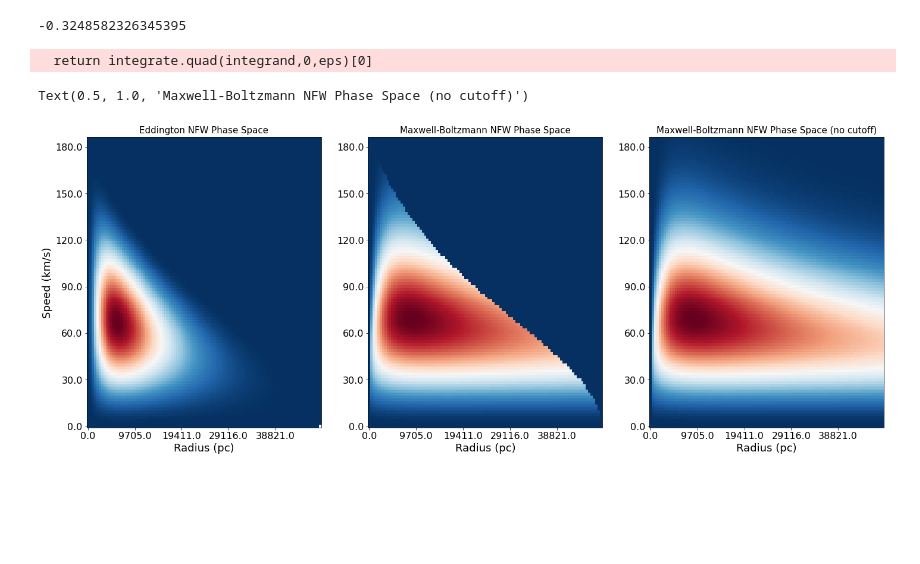
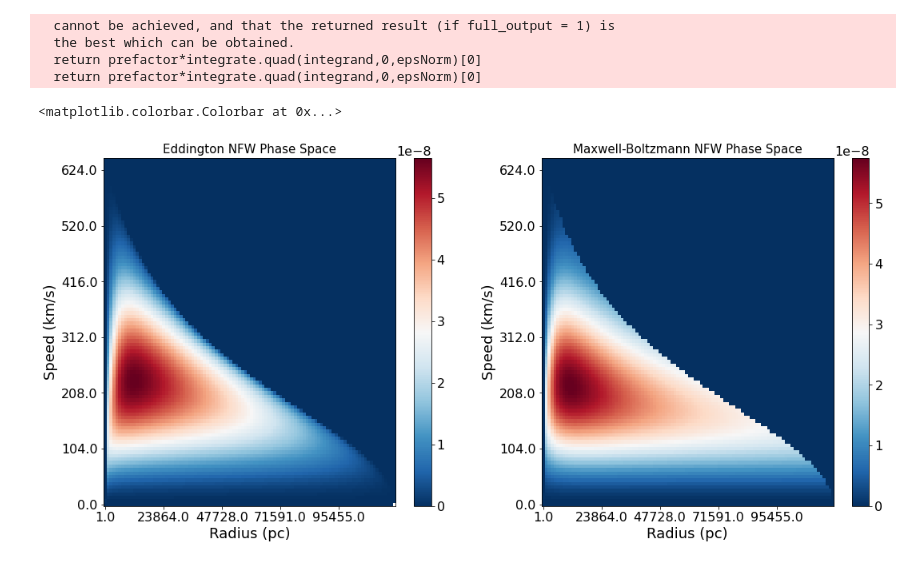
Before and after one commit to EricPutney/nfwHalo, a Jupyter notebook: simpleNFW.ipynb, the cells around one changed output. Saved outputs shown, nothing was run; the diff lists cells and outputs as text; code cells hidden in the pictures; blank space fills up the shorter version.

```diff
--- a/simpleNFW.ipynb
+++ b/simpleNFW.ipynb
@@ -82,18 +148,11 @@ class halo():
 # %%
-rScale = 8.1*10**3 # Lin, Li "The Dark Matter Profiles in the Milky Way" https://arxiv.org/abs/1906.08419
-mwHaloDensity = 7.18 * 10 ** -3 # Solar masses per cubic parsec, Milky way DM halo density (SOFUE 2011)
+rScale = 10*10**3
+mwHaloDensity = 4.88664 * 10 ** -2 # This is the density that gives a mass of 10^12 for rScale = 10,000 kPc
 delta = 200 # cutoff scale
 criticalDensity = 1.26 * 10 ** -7 # Solar masses per cubic parsec
 
 # Create an instance of the nfwHalo class
 mwHalo = halo(rScale,mwHaloDensity,delta,criticalDensity)
-# %%
-mwHalo.phaseSpaceDensity(10000,75)
-psi=mwHalo.relativePotential(10000)
-const = 4*np.pi*mwHalo.rho0*mwHalo.G*mwHalo.rScale**2
-print(np.real(special.lambertw((-psi/const)*np.exp(-psi/const))))
-# %% [output]
--0.3248582326345395
 # %%
 nRadii = 100
 nSpeeds = 100
@@ -104,67 +163,57 @@ ms = np.zeros(100)
 for k in range(100):
     ms[k] = mwHalo.maxSpeed(testradii[k])
 maxSpeed = np.max(ms)
+
+radii = np.linspace(1,maxRadius,nRadii) # in parsecs
+speeds = np.linspace(0,maxSpeed,nSpeeds) # in km/s
 # %%
 pdfEddingtonImage = np.zeros((nRadii,nSpeeds))
 pdfMBImage = np.zeros((nRadii,nSpeeds))
-pdfMBImageNoCutoff = np.zeros((nRadii,nSpeeds))
-radii = np.linspace(0.1,maxRadius,nRadii) # in parsecs
-speeds = np.linspace(0,maxSpeed,nSpeeds) # in km/s
+#pdfMBImageNoCutoff = np.zeros((nRadii,nSpeeds))
 
 for i in range(nRadii):
     for j in range(nSpeeds):
-        pdfEddingtonImage[i,j] = (4*np.pi*radii[i]*speeds[j])**2*mwHalo.phaseSpaceDensity(radii[i],speeds[j])
-        pdfMBImage[i,j] = (4*np.pi*radii[i]*speeds[j])**2*mwHalo.phaseSpaceDensityMB(radii[i],speeds[j])
-        pdfMBImageNoCutoff[i,j] = (4*np.pi*radii[i]*speeds[j])**2*mwHalo.phaseSpaceDensityMB_noCutoff(radii[i],speeds[j])
+        pdfEddingtonImage[i,j] = (4*np.pi*radii[i]*speeds[j])**2*mwHalo.PSD_Eddington_3(radii[i],speeds[j])
+        pdfMBImage[i,j] = (4*np.pi*radii[i]*speeds[j])**2*mwHalo.PSD_MB(radii[i],speeds[j])
+        #pdfMBImageNoCutoff[i,j] = (4*np.pi*radii[i]*speeds[j])**2*mwHalo.phaseSpaceDensityMB_noCutoff(radii[i],speeds[j])
 # %% [output]
-  return integrate.quad(integrand,0,eps)[0]
+  cannot be achieved, and that the returned result (if full_output = 1) is
+  the best which can be obtained.
+  return prefactor*integrate.quad(integrand,0,epsNorm)[0]
+  return prefactor*integrate.quad(integrand,0,epsNorm)[0]
 # %%
-fig, (ax1,ax2,ax3) = plt.subplots(1,3,figsize=(24,9))
-ax1.imshow(np.transpose(pdfEddingtonImage),origin='lower',aspect='auto',cmap='RdBu_r')
+fig, (ax1,ax2) = plt.subplots(1,2,figsize=(18,8))
+axis1 = ax1.imshow(np.transpose(pdfEddingtonImage),origin='lower',aspect='auto',cmap='RdBu_r')
 
 num_x_labels = 6
 step_r = int(nRadii/(num_x_labels-1))
 ax1.set_xticks(np.arange(0,nRadii,step_r))
 ax1.set_xticklabels(np.round(radii[::step_r]))
 ax1.set_xlabel('Radius (pc)')
 
 num_y_labels = 7
 step_s = int(nSpeeds/(num_y_labels-1))
 ax1.set_yticks(np.arange(0,nSpeeds,step_s))
 ax1.set_yticklabels(np.round(speeds[::step_s]))
 ax1.set_ylabel('Speed (km/s)')
 ax1.set_title('Eddington NFW Phase Space')
-#plt.colorbar()
+fig.colorbar(axis1,ax=ax1)
 
-ax2.imshow(np.transpose(pdfMBImage),origin='lower',aspect='auto',cmap='RdBu_r')
+axis2 = ax2.imshow(np.transpose(pdfMBImage),origin='lower',aspect='auto',cmap='RdBu_r')
 
 num_x_labels = 6
 step_r = int(nRadii/(num_x_labels-1))
 ax2.set_xticks(np.arange(0,nRadii,step_r))
 ax2.set_xticklabels(np.round(radii[::step_r]))
 ax2.set_xlabel('Radius (pc)')
 
 num_y_labels = 7
 step_s = int(nSpeeds/(num_y_labels-1))
 ax2.set_yticks(np.arange(0,nSpeeds,step_s))
 ax2.set_yticklabels(np.round(speeds[::step_s]))
 ax2.set_title('Maxwell-Boltzmann NFW Phase Space')
-#ax2.set_ylabel('Speed (km/s)')
-
-ax3.imshow(np.transpose(pdfMBImageNoCutoff),origin='lower',aspect='auto',cmap='RdBu_r')
-
-num_x_labels = 6
-step_r = int(nRadii/(num_x_labels-1))
-ax3.set_xticks(np.arange(0,nRadii,step_r))
-ax3.set_xticklabels(np.round(radii[::step_r]))
-ax3.set_xlabel('Radius (pc)')
-
-num_y_labels = 7
-step_s = int(nSpeeds/(num_y_labels-1))
-ax3.set_yticks(np.arange(0,nSpeeds,step_s))
-ax3.set_yticklabels(np.round(speeds[::step_s]))
-ax3.set_title('Maxwell-Boltzmann NFW Phase Space (no cutoff)')
-#ax3.set_ylabel('Speed (km/s)')
+ax2.set_ylabel('Speed (km/s)')
+fig.colorbar(axis2,ax=ax2)
 # %% [output]
-Text(0.5, 1.0, 'Maxwell-Boltzmann NFW Phase Space (no cutoff)')
+<matplotlib.colorbar.Colorbar at 0x...>
-[figure, old version]
+[figure, new version]
```
Also changed, not shown: parts of 5 cells of this notebook.
